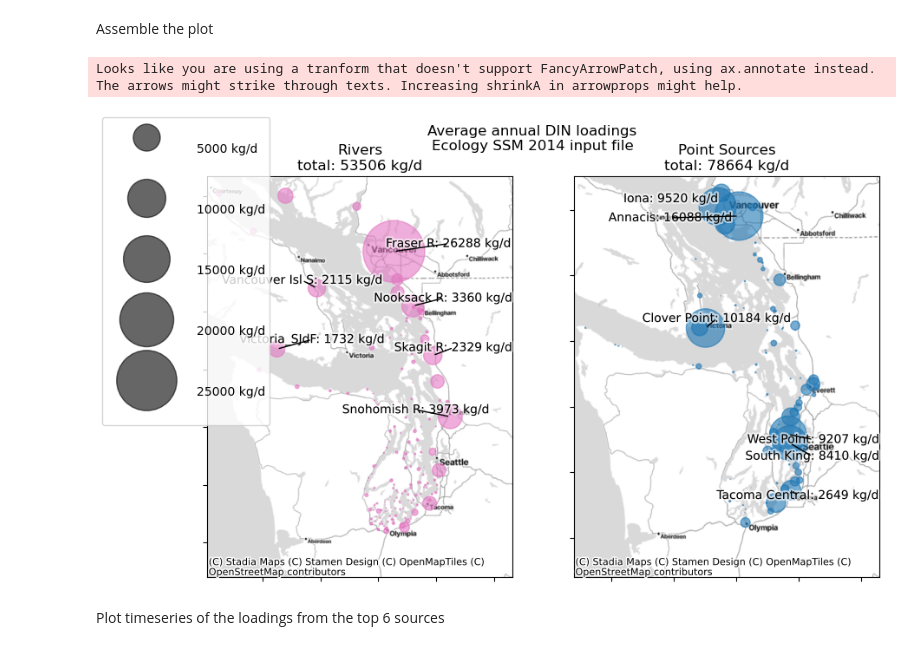
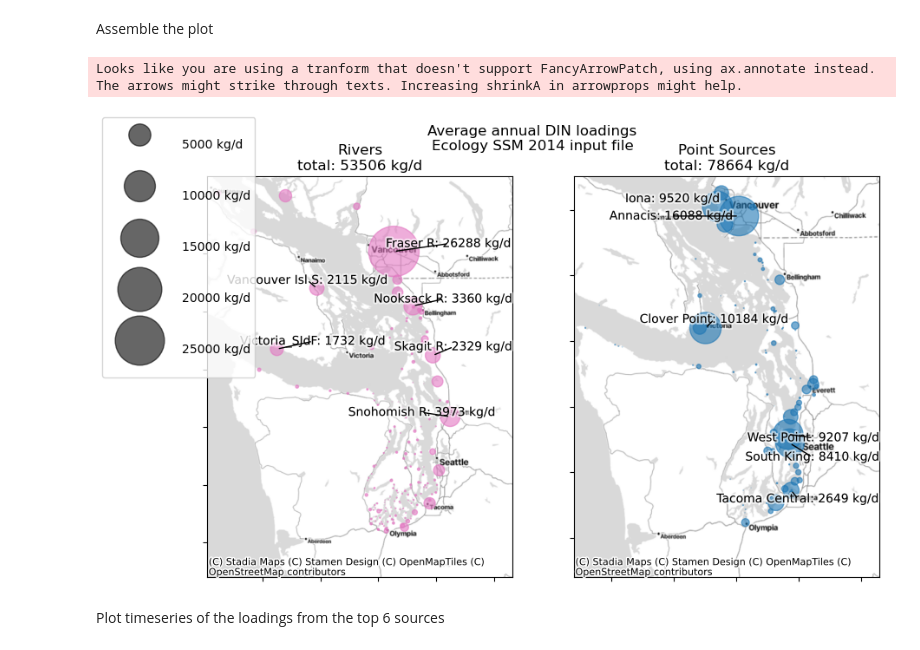
Before and after one commit to bedaro/ssm-analysis, a Jupyter notebook: input_files/PntLoadings.ipynb, the cells around one changed output. Drawn from its saved outputs; the diff is of its cells as text; code cells hidden in the pictures.

Commit message:
Adjustable scale and bounds

```diff
--- a/input_files/PntLoadings.ipynb
+++ b/input_files/PntLoadings.ipynb
@@ -54,6 +63,20 @@ pnt_data['nodes'].head()
 | 14437 | 303 | 14437 | FVCOM ID/Node: 303 / 14437, nodes... | 303 | 1 | Surface3 | Anderson east | River | South_Sound | United States |
 | 14689 | 304 | 14689 | FVCOM ID/Node: 304 / 14689, nodes... | 304 | 1 | Surface3 | Anderson west | River | South_Sound | United States |
 | 14177 | 305 | 14177 | FVCOM ID/Node: 305 / 14177, nodes... | 305 | 1 | Surface3 | Artondale | River | South_Sound | United States |
+# %%
+if cv_bounds is not None:
+    allsections = ConfigParser()
+    with open(sections_config) as f:
+        allsections.read_file(f)
+    transects = []
+    for sect in cv_bounds:
+        waypoints = np.array(allsections[sect]['waypoints'].split(' ')).astype(int)
+        tr = Transect.shortest(grid, waypoints)
+        transects.append(tr)
+    cv = ControlVolume.from_transects(transects, calc=True)
+    display(len(cv.nodes))
+else:
+    cv = None
 # %% [markdown]
 Rivers are tricky because some of them have the discharges spread over two adjacent nodes. To handle this, check if the next node is adjacent the current one and, if so, assume it's part of the same river.
 
@@ -66,20 +89,28 @@ data_by_src = []
 names = []
 types = []
 geoms = []
+skipped_coords = []
+if cv is not None:
+    cv_poly = cv.to_polygon()
 if constituents is None:
     constituents_label = 'Discharge'
     unit = "m3/d"
 else:
     unit = "kg/d"
 for i,grp in pnt_data['nodes'].groupby(level=1):
+    if len(grp) > 1:
+        # Multiple nodes, compute middle
+        coord = grid_nodes.loc[grp.index.get_level_values(0)].dissolve().centroid.iloc[0]
+    else:
+        coord = grid_nodes.loc[grp.index.get_level_values(0), 'geometry'].iloc[0]
+    # Need to account for precision errors when checking a node that's right on the CV boundary
+    if cv is not None and not cv_poly.distance(coord) < 1e-14:
+        skipped_coords.append(coord)
+        continue
     srcids.append(i)
     names.append(grp['Name'].iloc[0])
     types.append(grp['Source Type'].iloc[0])
-    if len(grp) > 1:
-        # Multiple nodes, compute middle
-        geoms.append(grid_nodes.loc[grp.index.get_level_values(0)].dissolve().centroid.iloc[0])
-    else:
-        geoms.append(grid_nodes.loc[grp.index.get_level_values(0), 'geometry'].iloc[0])
+    geoms.append(coord)
     # Now aggregate the loading data
     data = pnt_data['data'].xs(i, level=2).groupby(level=1).head()
     if constituents is not None:
@@ -106,7 +137,7 @@ fig, axs = plt.subplots(1, 2, figsize=(10,6))
 
 def do_plot(ax, gdf, color, title):
     scatter = ax.scatter(gdf['geometry'].x, gdf['geometry'].y,
-                         alpha=0.6, color=color, s=gdf['Loading']/10)
+                         alpha=0.6, color=color, s=gdf['Loading']/scale)
     xmin, xmax, ymin, ymax = ax.axis()
     ax.set(title=f"{title}\ntotal: {gdf['Loading'].sum():.0f} {unit}",
            xbound=(xmin, xmax + 0.2 * (xmax - xmin)),
@@ -127,36 +158,36 @@ def do_plot(ax, gdf, color, title):
                 force_points=(0.4, 1),
                 ax=ax, arrowprops=dict(arrowstyle='-'))
     tileset = cx.providers.Stadia.StamenTonerLite
     tileset['url'] = 'https://tiles.stadiamaps.com/tiles/stamen_toner_lite/{z}/{x}/{y}{r}.png?api_key=' + API_KEYS['stadia']
     cx.add_basemap(ax, crs=gdf.crs, source=tileset)
     return scatter, top6.index
 
 rivers_coll, top_rivers = do_plot(axs[0], rivers, 'tab:pink', 'Rivers')
 pntsrcs_coll, top_pntsrcs = do_plot(axs[1], pntsrcs, 'tab:blue', 'Point Sources')
 # See https://stackoverflow.com/a/76212772/413862
 all_scatters = PathCollection(rivers_coll.get_paths() + pntsrcs_coll.get_paths(),
                               np.concatenate((rivers_coll.get_sizes(),
                                               pntsrcs_coll.get_sizes()))
                              )
 handles, labels = all_scatters.legend_elements(prop="sizes", num=6, alpha=0.6,
-                                               func=lambda s: s * 10,
+                                               func=lambda s: s * scale,
                                                fmt='{x:.0f} %s' % unit)
 legend_rows = np.sqrt(max(rivers['Loading'].max(),
-                              pntsrcs['Loading'].max()) / 600)
+                              pntsrcs['Loading'].max()) / (scale * 60))
 fig.legend(handles, labels, loc='upper left',
            handlelength=legend_rows, handleheight=legend_rows
           )
 
 fig.suptitle(f"Average annual {constituents_label} loadings\n{source_name}")
 
 run_name = '.'.join(path.basename(ssm_pnt_file).split('.')[:-1])
 fig.savefig(f"notebook_outs/loadings_{run_name}_{constituents_label}.png")
 with pd.ExcelWriter(f"notebook_outs/loadings_{run_name}_{constituents_label}.xlsx") as writer:
     rivers.to_excel(writer, sheet_name='Rivers')
     pntsrcs.to_excel(writer, sheet_name='Point Sources')
 # %% [output]
 Looks like you are using a tranform that doesn't support FancyArrowPatch, using ax.annotate instead. The arrows might strike through texts. Increasing shrinkA in arrowprops might help.
-[figure, old version]
+[figure, new version]
 # %% [markdown]
 Plot timeseries of the loadings from the top 6 sources
 # %%
```
Also changed, not shown: parts of 1 cell of this notebook.
